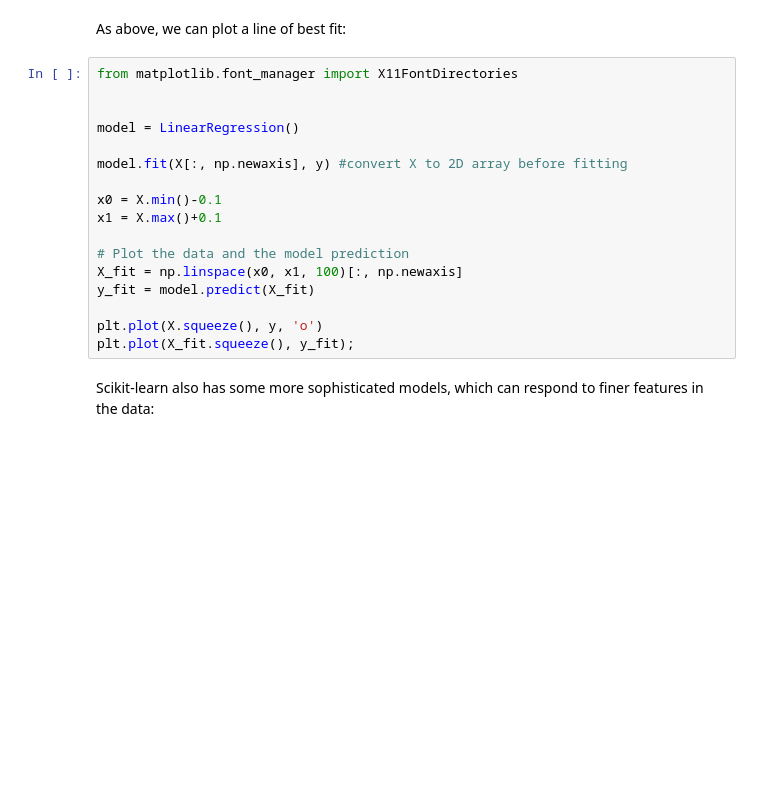
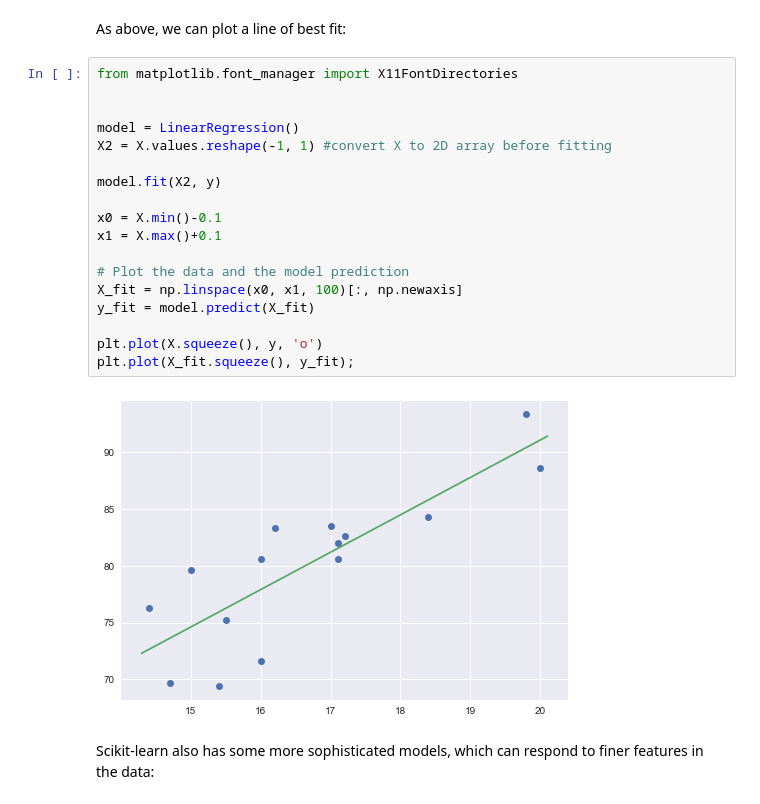
Before and after one commit to lei-qian/NDSAWS24, a Jupyter notebook: Notebooks/02.2-Basic-Principles.ipynb, the cells around one changed output. Cells and saved outputs as stored; diff of their text form; blank space fills up the shorter version.

```diff
--- a/Notebooks/02.2-Basic-Principles.ipynb
+++ b/Notebooks/02.2-Basic-Principles.ipynb
@@ -171,20 +234,23 @@ As above, we can plot a line of best fit:
 # %%
 from matplotlib.font_manager import X11FontDirectories
 
 
 model = LinearRegression()
+X2 = X.values.reshape(-1, 1) #convert X to 2D array before fitting
 
-model.fit(X[:, np.newaxis], y) #convert X to 2D array before fitting
+model.fit(X2, y)
 
 x0 = X.min()-0.1
 x1 = X.max()+0.1
 
 # Plot the data and the model prediction
 X_fit = np.linspace(x0, x1, 100)[:, np.newaxis]
 y_fit = model.predict(X_fit)
 
 plt.plot(X.squeeze(), y, 'o')
 plt.plot(X_fit.squeeze(), y_fit);
+# %% [output]
+[figure, added]
 # %% [markdown]
 Scikit-learn also has some more sophisticated models, which can respond to finer features in the data:
 # %%
```
Also changed, not shown: parts of 15 cells of this notebook, 1 other file.
